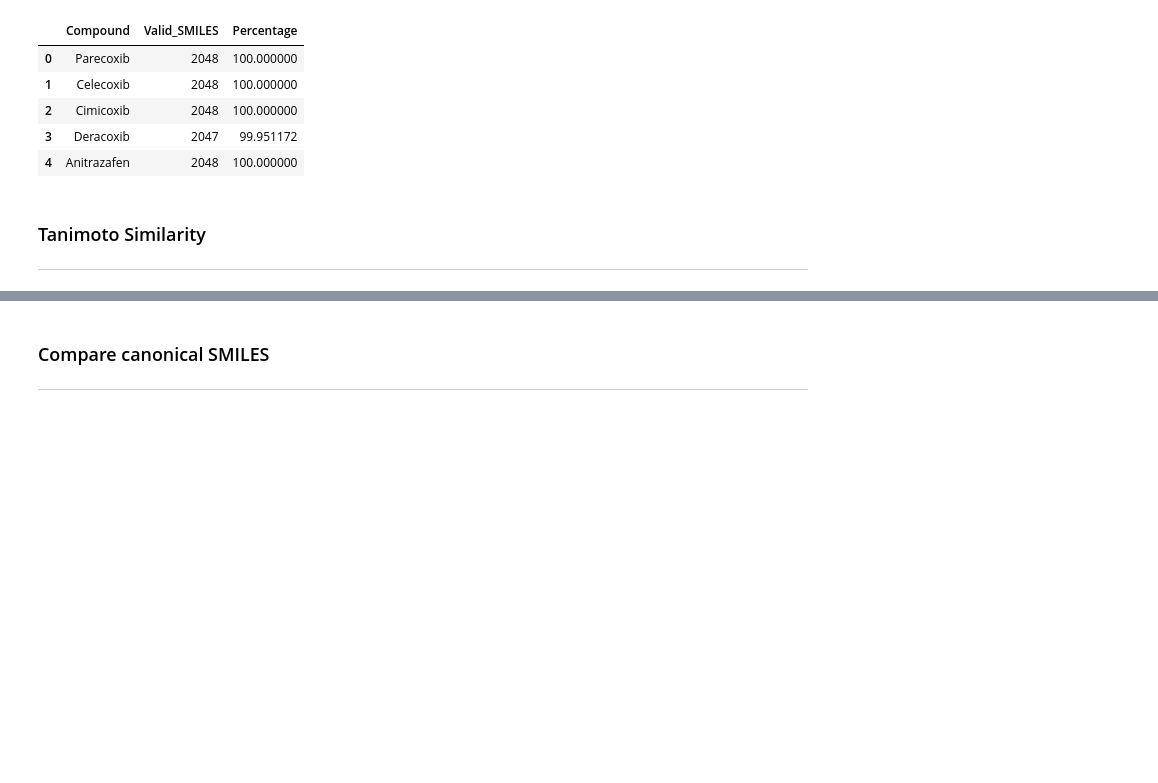
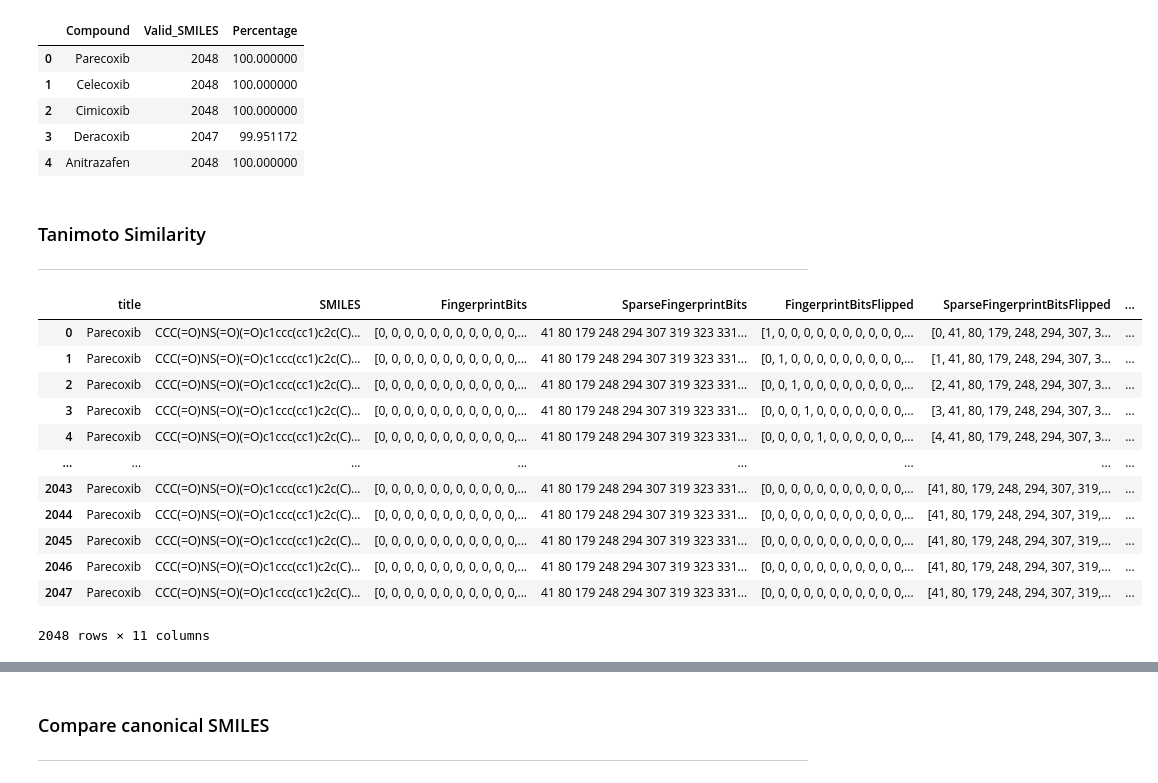
Before and after one commit to NilsDunlop/Flip2Mol, a Jupyter notebook: src/5_bit_flipping_nn_tanimoto.ipynb, the cells around one changed output, grey strips where cells are left out. Cells and saved outputs as stored; diff of their text form; code cells hidden in the pictures; blank space fills up the shorter version.

```diff
--- a/src/5_bit_flipping_nn_tanimoto.ipynb
+++ b/src/5_bit_flipping_nn_tanimoto.ipynb
@@ -171 +165,17 @@ def calculate_tanimoto_safe(smiles1, smiles2):
+# %%
+parecoxib_df
+# %% [output]
+|  | title | SMILES | FingerprintBits | SparseFingerprintBits | FingerprintBitsFlipped | SparseFingerprintBitsFlipped | ... |
+| 0 | Parecoxib | CCC(=O)NS(=O)(=O)c1ccc(cc1)c2c(C)... | [0, 0, 0, 0, 0, 0, 0, 0, 0, 0, 0,... | 41 80 179 248 294 307 319 323 331... | [1, 0, 0, 0, 0, 0, 0, 0, 0, 0, 0,... | [0, 41, 80, 179, 248, 294, 307, 3... | ... |
+| 1 | Parecoxib | CCC(=O)NS(=O)(=O)c1ccc(cc1)c2c(C)... | [0, 0, 0, 0, 0, 0, 0, 0, 0, 0, 0,... | 41 80 179 248 294 307 319 323 331... | [0, 1, 0, 0, 0, 0, 0, 0, 0, 0, 0,... | [1, 41, 80, 179, 248, 294, 307, 3... | ... |
+| 2 | Parecoxib | CCC(=O)NS(=O)(=O)c1ccc(cc1)c2c(C)... | [0, 0, 0, 0, 0, 0, 0, 0, 0, 0, 0,... | 41 80 179 248 294 307 319 323 331... | [0, 0, 1, 0, 0, 0, 0, 0, 0, 0, 0,... | [2, 41, 80, 179, 248, 294, 307, 3... | ... |
+| 3 | Parecoxib | CCC(=O)NS(=O)(=O)c1ccc(cc1)c2c(C)... | [0, 0, 0, 0, 0, 0, 0, 0, 0, 0, 0,... | 41 80 179 248 294 307 319 323 331... | [0, 0, 0, 1, 0, 0, 0, 0, 0, 0, 0,... | [3, 41, 80, 179, 248, 294, 307, 3... | ... |
+| 4 | Parecoxib | CCC(=O)NS(=O)(=O)c1ccc(cc1)c2c(C)... | [0, 0, 0, 0, 0, 0, 0, 0, 0, 0, 0,... | 41 80 179 248 294 307 319 323 331... | [0, 0, 0, 0, 1, 0, 0, 0, 0, 0, 0,... | [4, 41, 80, 179, 248, 294, 307, 3... | ... |
+| ... | ... | ... | ... | ... | ... | ... | ... |
+| 2043 | Parecoxib | CCC(=O)NS(=O)(=O)c1ccc(cc1)c2c(C)... | [0, 0, 0, 0, 0, 0, 0, 0, 0, 0, 0,... | 41 80 179 248 294 307 319 323 331... | [0, 0, 0, 0, 0, 0, 0, 0, 0, 0, 0,... | [41, 80, 179, 248, 294, 307, 319,... | ... |
+| 2044 | Parecoxib | CCC(=O)NS(=O)(=O)c1ccc(cc1)c2c(C)... | [0, 0, 0, 0, 0, 0, 0, 0, 0, 0, 0,... | 41 80 179 248 294 307 319 323 331... | [0, 0, 0, 0, 0, 0, 0, 0, 0, 0, 0,... | [41, 80, 179, 248, 294, 307, 319,... | ... |
+| 2045 | Parecoxib | CCC(=O)NS(=O)(=O)c1ccc(cc1)c2c(C)... | [0, 0, 0, 0, 0, 0, 0, 0, 0, 0, 0,... | 41 80 179 248 294 307 319 323 331... | [0, 0, 0, 0, 0, 0, 0, 0, 0, 0, 0,... | [41, 80, 179, 248, 294, 307, 319,... | ... |
+| 2046 | Parecoxib | CCC(=O)NS(=O)(=O)c1ccc(cc1)c2c(C)... | [0, 0, 0, 0, 0, 0, 0, 0, 0, 0, 0,... | 41 80 179 248 294 307 319 323 331... | [0, 0, 0, 0, 0, 0, 0, 0, 0, 0, 0,... | [41, 80, 179, 248, 294, 307, 319,... | ... |
+| 2047 | Parecoxib | CCC(=O)NS(=O)(=O)c1ccc(cc1)c2c(C)... | [0, 0, 0, 0, 0, 0, 0, 0, 0, 0, 0,... | 41 80 179 248 294 307 319 323 331... | [0, 0, 0, 0, 0, 0, 0, 0, 0, 0, 0,... | [41, 80, 179, 248, 294, 307, 319,... | ... |
+2048 rows × 11 columns
 # %%
```
Also changed, not shown: parts of 12 cells of this notebook, 10 other files.
